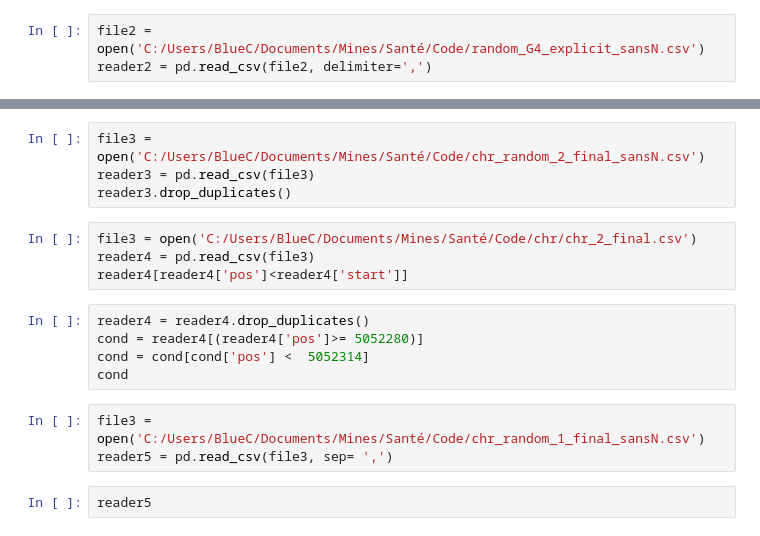
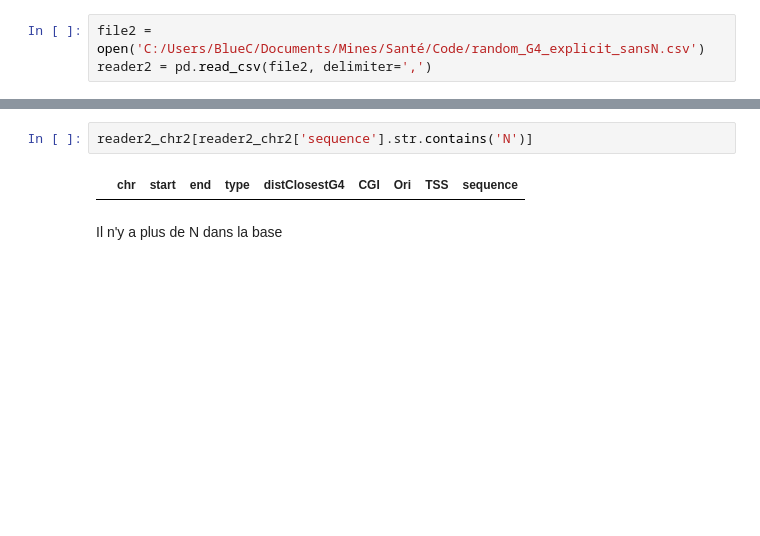
Before and after one commit to chloevogel/TRSante, a Jupyter notebook: Creation_des_fichiers_complets_de_mutation.ipynb, the cells around one changed output, grey strips where cells are left out. Drawn from its saved outputs; the diff is of its cells as text; blank space fills up the shorter version.

```diff
--- a/Creation_des_fichiers_complets_de_mutation.ipynb
+++ b/Creation_des_fichiers_complets_de_mutation.ipynb
@@ -260,18 +450,6 @@ reader2_chr2
-# %%
-file3 = open('C:/Users/BlueC/Documents/Mines/Santé/Code/chr_random_2_final_sansN.csv')
-reader3 = pd.read_csv(file3)
-reader3.drop_duplicates()
-# %%
-file3 = open('C:/Users/BlueC/Documents/Mines/Santé/Code/chr/chr_2_final.csv')
-reader4 = pd.read_csv(file3)
-reader4[reader4['pos']<reader4['start']]
-# %%
-reader4 = reader4.drop_duplicates()
-cond = reader4[(reader4['pos']>= 5052280)]
-cond = cond[cond['pos'] <  5052314]
-cond
-# %%
-file3 = open('C:/Users/BlueC/Documents/Mines/Santé/Code/chr_random_1_final_sansN.csv')
-reader5 = pd.read_csv(file3, sep= ',')
-# %%
-reader5
+# %%
+reader2_chr2[reader2_chr2['sequence'].str.contains('N')]
+# %% [output]
+|  | chr | start | end | type | distClosestG4 | CGI | Ori | TSS | sequence |
+# %% [markdown]
+Il n'y a plus de N dans la base
```
Also changed, not shown: parts of 37 cells of this notebook.
